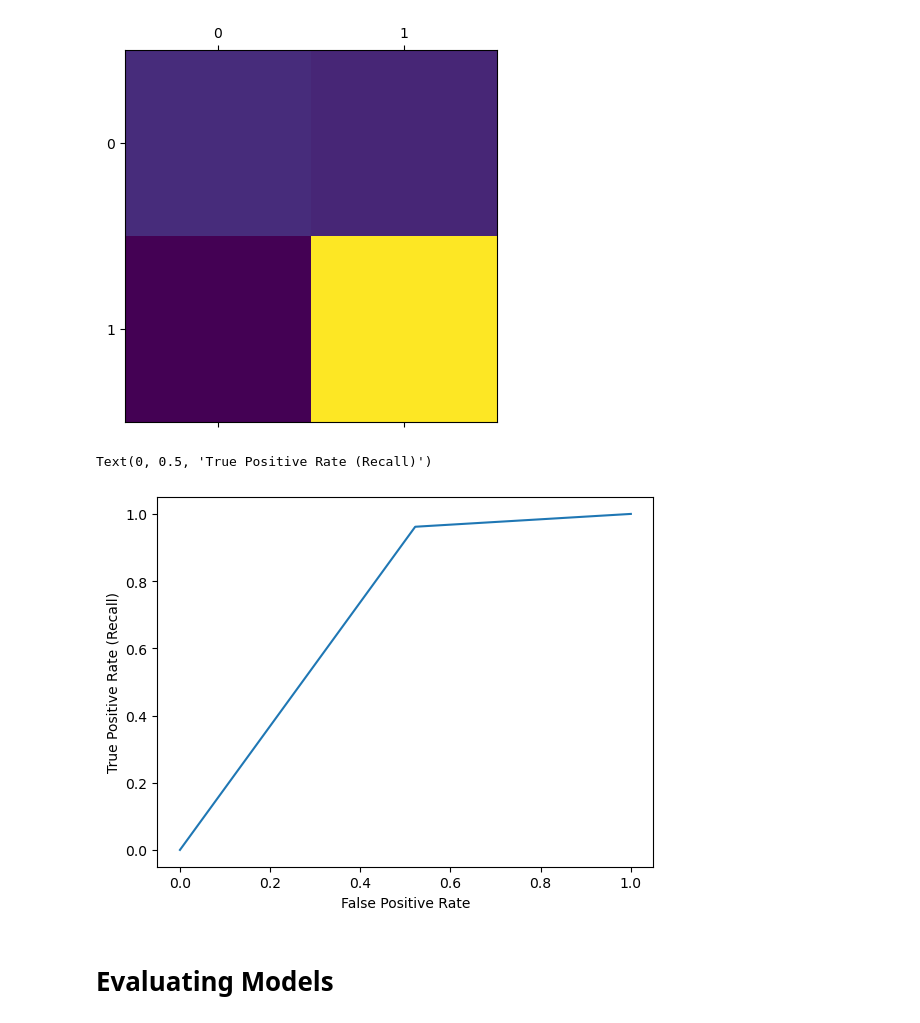
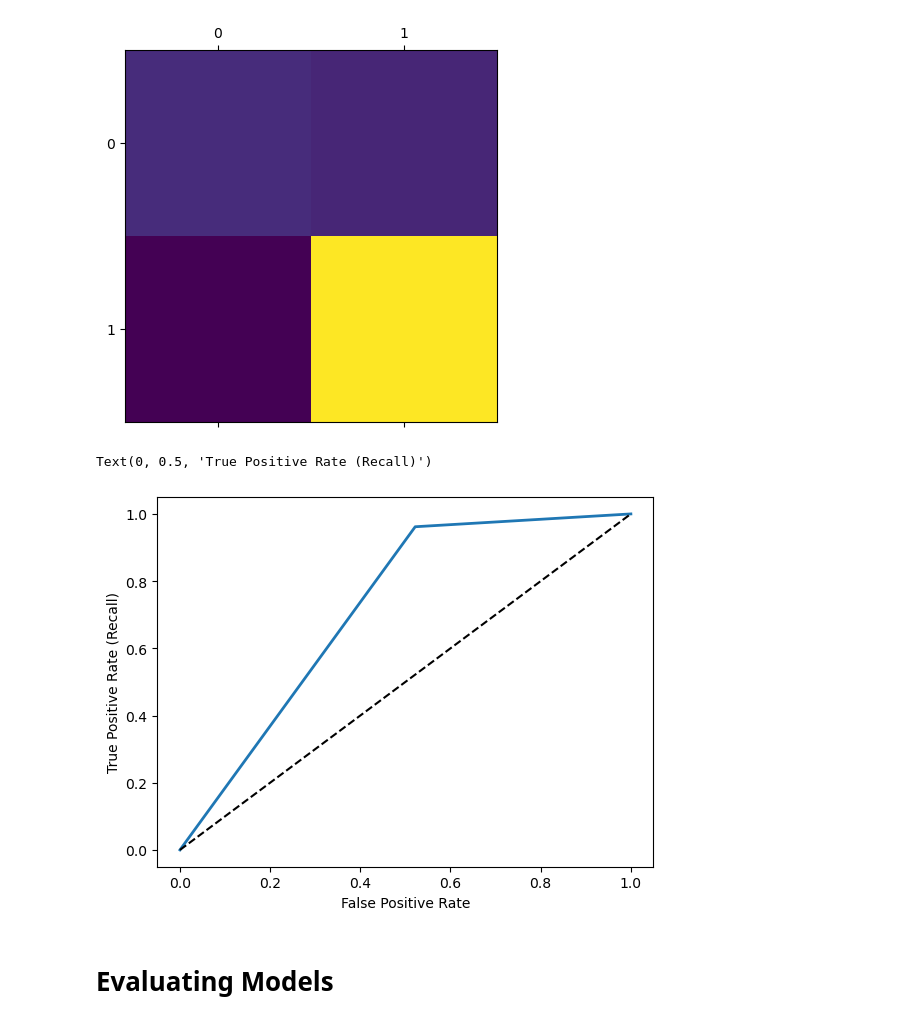
Before and after one commit to jhonnovax/data-preprocessing, a Jupyter notebook: heart-disease-notebook.ipynb, the cells around one changed output. Saved outputs shown, nothing was run; the diff lists cells and outputs as text; code cells hidden in the pictures.

Commit message:
Added plot for roc curve chart

```diff
--- a/heart-disease-notebook.ipynb
+++ b/heart-disease-notebook.ipynb
@@ -605,12 +605,13 @@ Recall score: 0.9236641221374046
 # %%
 # ROC curve
 fpr, tpr, thresholds = roc_curve(y_test, scv_clf_predictions)
-plt.plot(fpr, tpr)
+plt.plot(fpr, tpr, linewidth=2)
+plt.plot([0, 1], [0, 1], 'k--')
 plt.xlabel('False Positive Rate')
 plt.ylabel('True Positive Rate (Recall)')
 # %% [output]
 Text(0, 0.5, 'True Positive Rate (Recall)')
-[figure, old version]
+[figure, new version]
 # %% [markdown]
 # Evaluating Models
 # %% [markdown]
```
